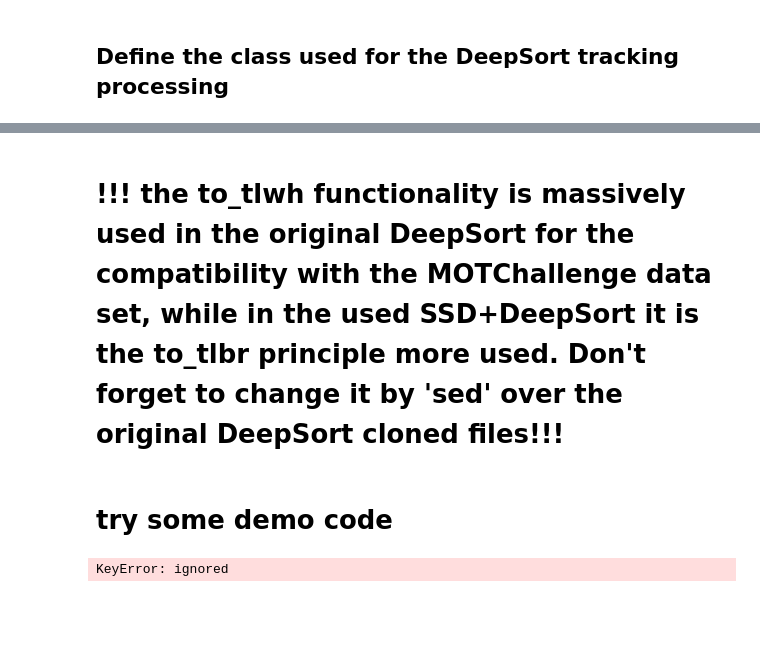
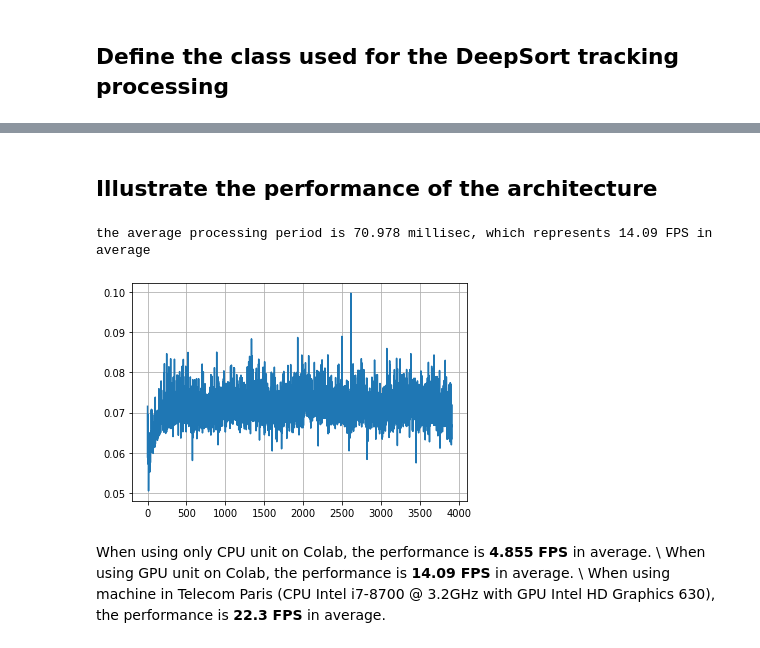
Before and after one commit to YINZihua/yinzihua_PRIM_SSD_PyTorch, a Jupyter notebook: PRIM3A_Image_Vision_Deepsort_TensorFlow.ipynb, the cells around one changed output, grey strips where cells are left out. Drawn from its saved outputs; the diff is of its cells as text; code cells hidden in the pictures; blank space fills up the shorter version.

```diff
--- a/PRIM3A_Image_Vision_Deepsort_TensorFlow.ipynb
+++ b/PRIM3A_Image_Vision_Deepsort_TensorFlow.ipynb
@@ -435,6 +302,0 @@ here
-# %%
-hFrame,wFrame,_ = im_test_bgr.shape
-for bbox in zip(output_test.bbox):
-  cv2.rectangle(im_test_bgr,(int(bbox[0][0] * wFrame), int(bbox[0][1] * hFrame)),
-               (int(bbox[0][2] * wFrame), int(bbox[0][3] * hFrame)),
-               (0, 0, 255), 5)
@@ -498,10 +327,6 @@ Firstly, download an example surveillance video file
 # %%
-!mkdir videos
-# from google_drive_downloader import GoogleDriveDownloader as gdd
-# gdd.download_file_from_google_drive(file_id='...', dest_path='./videos/...')
-
-# inputFileName = 'videos/...'
-# outputFileName = 'videos/output.avi'
+inputFileName = 'video_examples/4p-c0.avi'
+outputFileName = 'video_output/output.avi'
 ssdModelPath = 'frozen_inference_graph.pb'
 ssdLabelPath = 'mscoco_label_map.pbtxt'
 score_thresh = .5
@@ -508,14 +335,19 @@ score_thresh = .5
 # %%
+from time import time
 cap = cv2.VideoCapture(inputFileName)
 predictor = ssdPredictor(model_path=ssdModelPath, label_path=ssdLabelPath,score_thresh=score_thresh)
 tracker = DeepSort()
 
 # take the first frame of the video
+ret, frame = cap.read()
 hFrame,wFrame,_ = frame.shape
 
 # apply the tracking over several videos
 outputVideo = cv2.VideoWriter(outputFileName,cv2.VideoWriter_fourcc(*"MJPG"),30,(wFrame,hFrame))
+cpt = 0
+timesteps = [time()]
 while True:
+  print('cpt='+str(cpt))
   ret, frame = cap.read()
   if ret == True:
     frameRGB = frame.copy()[:,:,::-1]
@@ -523,11 +355,12 @@ while True:
     tracking = tracker.apply(frame=frame,tracking=tracking)
     trackResult = drawBoxes(frame=frame,tracking=tracking)
     outputVideo.write(trackResult)
+    cpt += 1
 
   else:
     break
+  timesteps.append(time())
 
-# cv2.destroyAllWindows()
 cap.release()
 outputVideo.release()
 # %% [output]
@@ -535,4 +386,0 @@ SyntaxError: ignored
-# %% [markdown]
-# !!! the to_tlwh functionality is massively used in the original DeepSort for the compatibility with the MOTChallenge data set, while in the used SSD+DeepSort it is the to_tlbr principle more used. Don't forget to change it by 'sed' over the original DeepSort cloned files!!!
-# %% [markdown]
-# try some demo code
@@ -558,29 +387,18 @@ def wrap_frozen_graph(graph_def, inputs, outputs, print_graph=False):
-# %%
-test_images = cv2.imread('Reimagining-Parks-Home-Page_Foreground-Image_6-9-2020.png')
-
-# Load frozen graph using TensorFlow 1.x functions
-with tf.io.gfile.GFile("frozen_inference_graph.pb", "rb") as f:
-    graph_def = tf.compat.v1.GraphDef()
-    loaded = graph_def.ParseFromString(f.read())
-
-# Wrap frozen graph to ConcreteFunctions
-frozen_func = wrap_frozen_graph(graph_def=graph_def,
-                  inputs=['id'],
-                  outputs=['name'],
-                  print_graph=False)
-
-print("-" * 50)
-print("Frozen model inputs: ")
-print(frozen_func.inputs)
-print("Frozen model outputs: ")
-print(frozen_func.outputs)
-
-# Get predictions for test images
-frozen_graph_predictions = frozen_func(x=tf.constant(test_images))[0]
-
-# Print the prediction for the first image
-print("-" * 50)
-print("Example TensorFlow frozen graph prediction reference:")
-print(frozen_graph_predictions[0].numpy())
-# %% [output]
-KeyError: ignored
+# %% [markdown]
+## Illustrate the performance of the architecture
+# %%
+import matplotlib.pyplot as plt
+
+timess = np.array(timesteps[1:]) - np.array(timesteps[:-1])
+print('the average processing period is {:.5} millisec, which represents {:.4} FPS in average'.format(
+                            1e3*np.mean(timess[1:]),
+                            1/np.mean(timess[1:])))
+plt.plot(timess[1:])
+plt.grid()
+# %% [output]
+the average processing period is 70.978 millisec, which represents 14.09 FPS in average
+[figure, added]
+# %% [markdown]
+When using only CPU unit on Colab, the performance is **4.855 FPS** in average.  \\
+When using GPU unit on Colab, the performance is **14.09 FPS** in average. \\
+When using machine in Telecom Paris (CPU Intel i7-8700 @ 3.2GHz with GPU Intel HD Graphics 630), the performance is **22.3 FPS** in average.
```
Also changed, not shown: parts of 34 cells of this notebook.
